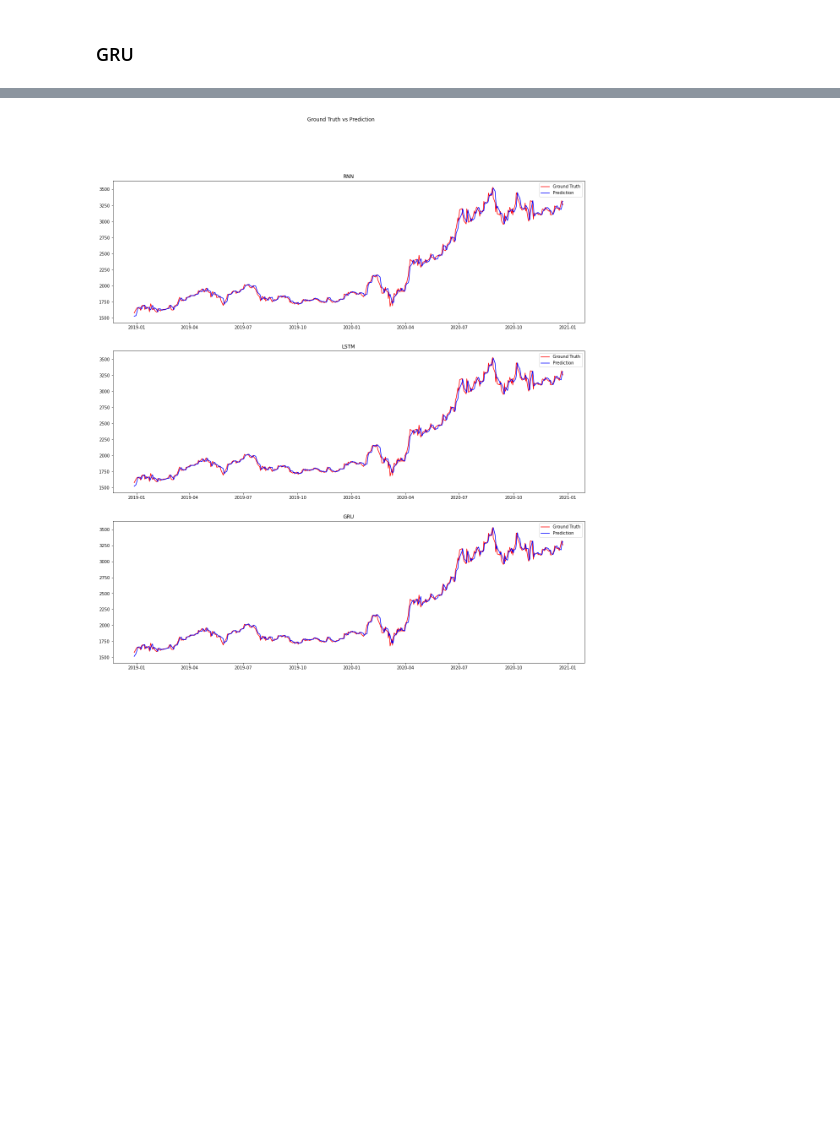
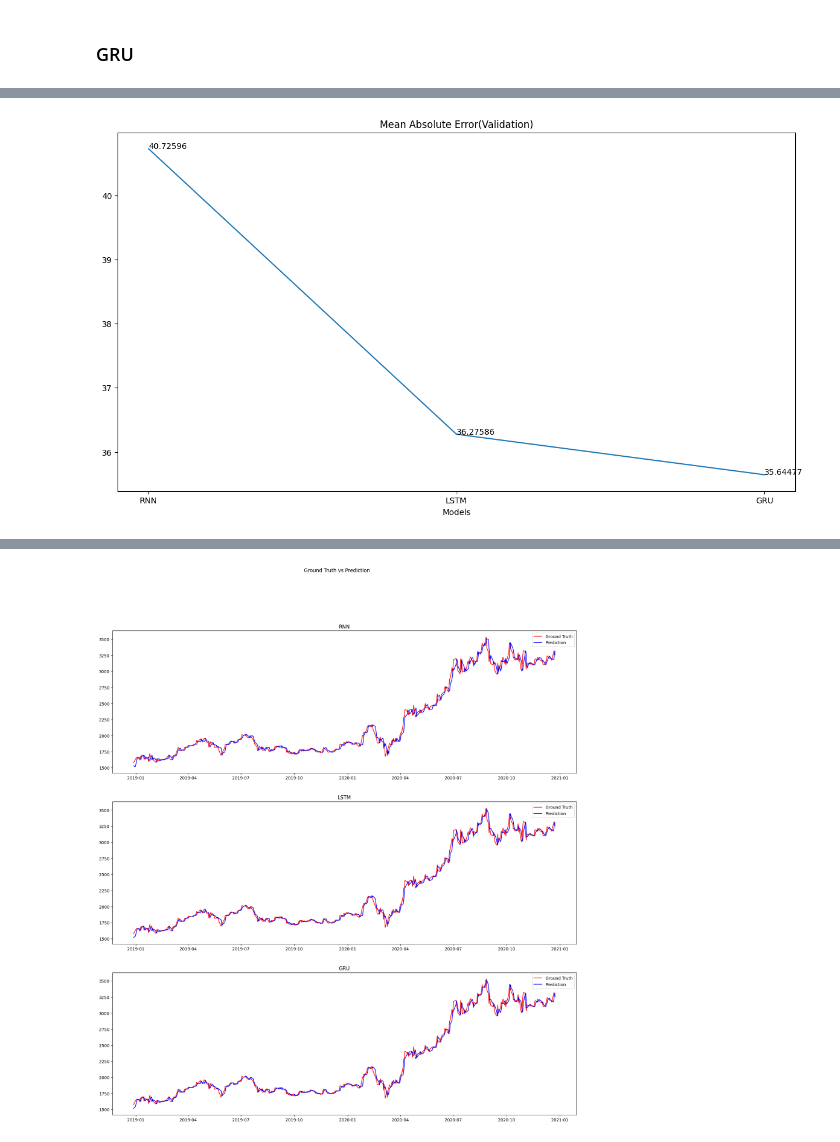
Before and after one commit to DimensionPrism/CSCI-4962-Projects-in-ML-and-AI, a Jupyter notebook: HW4/Homework4.ipynb, the cells around one changed output, grey strips where cells are left out. Drawn from its saved outputs; the diff is of its cells as text; code cells hidden in the pictures; blank space fills up the shorter version.

```diff
--- a/HW4/Homework4.ipynb
+++ b/HW4/Homework4.ipynb
@@ -376,3 +398,13 @@ plt.show()
+# %%
+plt.figure(figsize=(15, 8))
+plt.plot(['RNN', 'LSTM', 'GRU'], [rnn_val_mae, lstm_val_mae, gru_val_mae])
+plt.title('Mean Absolute Error(Validation)')
+plt.xlabel('Models')
+for index, value in enumerate([rnn_val_mae, lstm_val_mae, gru_val_mae]):
+    plt.text(index, value, str(value.numpy()))
+plt.show()
+# %% [output]
+[figure, added]
 # %%
 plt.figure(figsize=(15, 8))
 plt.plot(['RNN', 'LSTM', 'GRU'], [rnn_test_mae, lstm_test_mae, gru_test_mae])
```
Also changed, not shown: parts of 23 cells of this notebook.
